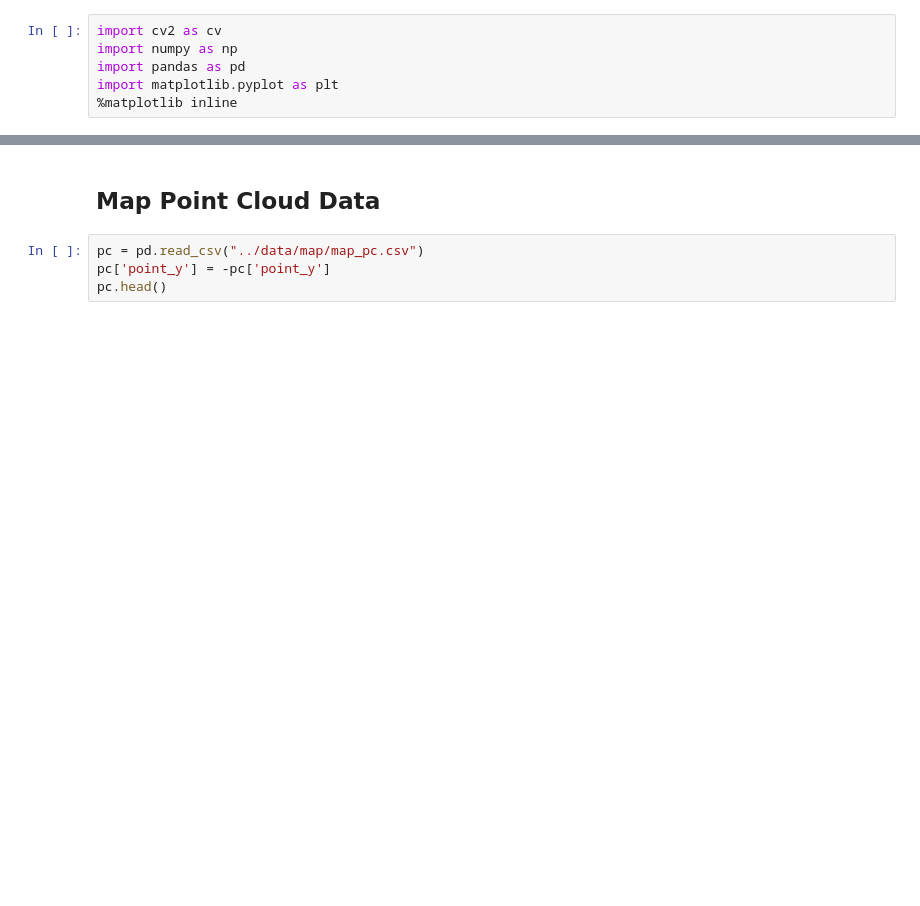
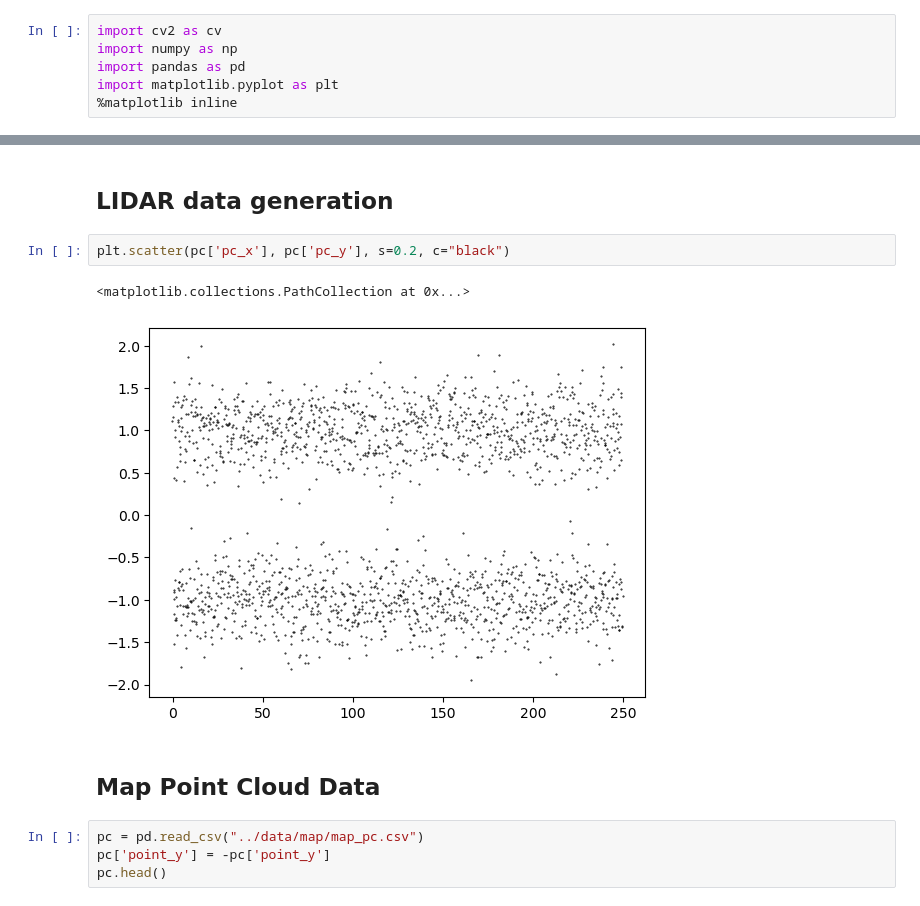
Before and after one commit to MoritzPoritz/Partikelfilter-Vehicle-Lokalization, a Jupyter notebook: particle_filter_lokalization/Notebooks/Examine_Data.ipynb, the cells around one changed output, grey strips where cells are left out. Cells and saved outputs as stored; diff of their text form; blank space fills up the shorter version.

```diff
--- a/particle_filter_lokalization/Notebooks/Examine_Data.ipynb
+++ b/particle_filter_lokalization/Notebooks/Examine_Data.ipynb
@@ -7,3 +18,10 @@ import matplotlib.pyplot as plt
+# %% [markdown]
+## LIDAR data generation
+# %%
+plt.scatter(pc['pc_x'], pc['pc_y'], s=0.2, c="black")
+# %% [output]
+<matplotlib.collections.PathCollection at 0x...>
+[figure, added]
 # %% [markdown]
 ## Map Point Cloud Data
 # %%
```
Also changed, not shown: parts of 5 cells of this notebook, 23 other files.
